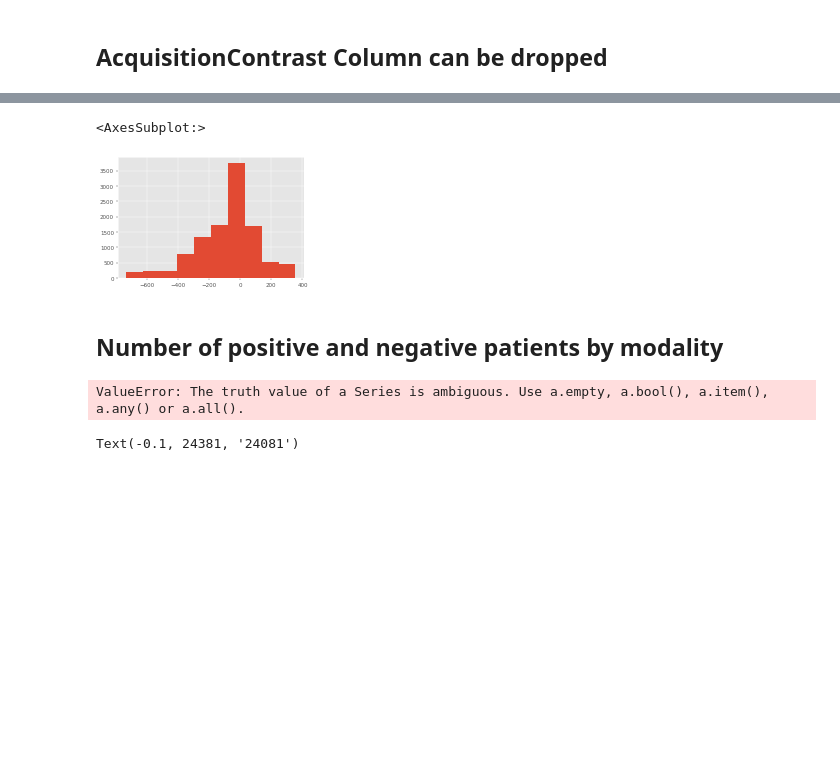
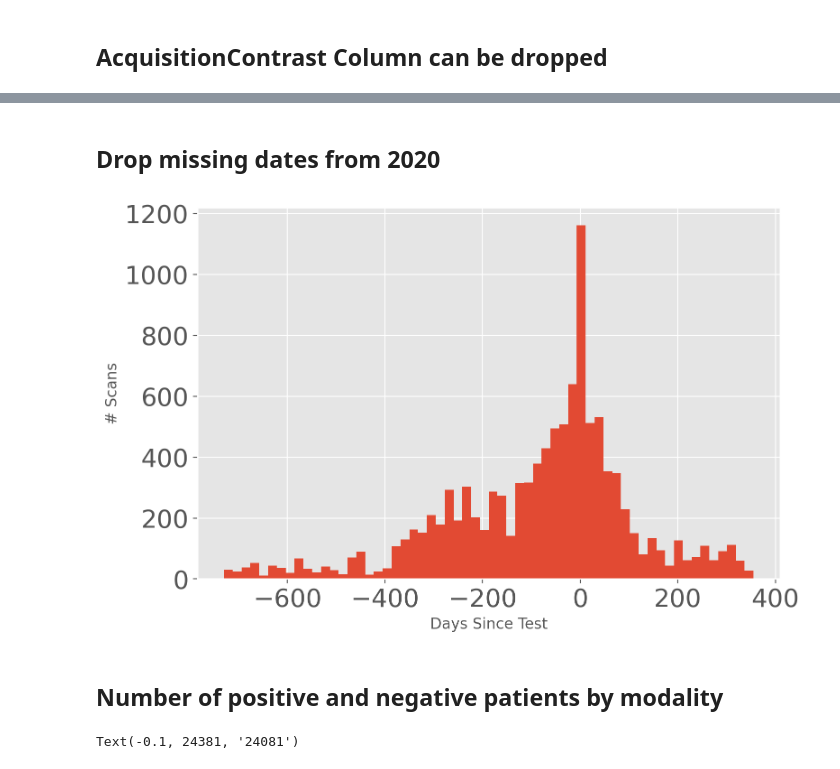
Before and after one commit to Kiril94/Thesis, a Jupyter notebook: cobra/ds_notebooks/general_stats_clean.ipynb, the cells around one changed output, grey strips where cells are left out. Drawn from its saved outputs; the diff is of its cells as text; code cells hidden in the pictures; blank space fills up the shorter version.

```diff
--- a/cobra/ds_notebooks/general_stats_clean.ipynb
+++ b/cobra/ds_notebooks/general_stats_clean.ipynb
@@ -10,19 +10,24 @@ from utilities import basic, utils, mri_stats, stats
 from stats_tools import vis as svis
 import numpy as np
 import pickle
+from mpl_toolkits.axes_grid1.inset_locator import inset_axes
 from access_sif_data import load_data_tools as ld
 import seaborn as sns
-#import chart_studio.plotly as py
-#import plotly.express as px
-#from plotly.offline import download_plotlyjs, init_notebook_mode, plot, iplot
-#import cufflinks as cf
-#init_notebook_mode(connected=True)
-#cf.go_offline()
-
 import matplotlib.pyplot as plt
+import matplotlib as mpl
 from datetime import datetime as dt
+import datetime
 %matplotlib inline
-plt.rcParams["figure.dpi"] = 40
 plt.style.use('ggplot')
 import importlib
 importlib.reload(svis)
+import matplotlib.dates as mdates
+params = {'figure.dpi':350,
+        'legend.fontsize': 18,#
+        'figure.figsize': [8, 5],
+         'axes.labelsize': 20,
+         'axes.titlesize':20,
+         'xtick.labelsize':20,
+         'ytick.labelsize':20}
+mpl.rcParams.update(params)
+colors = plt.rcParams['axes.prop_cycle'].by_key()['color']
@@ -34,5 +37,5 @@ importlib.reload(svis)
 fig_dir = join(base_dir, 'figs')
 table_dir = join(base_dir, 'data/tables')
 # dfc = utils.load_scan_csv(join(table_dir, 'scan_tables','scan_after_sq_pred_dst.csv'))
-with open(join(table_dir, 'scan_tables','scan_after_sq_pred_dst.pkl'), 'rb') as f:
+with open(join(table_dir, 'scan_tables','scan_after_sq_pred_dst_nos_date.pkl'), 'rb') as f:
     dfc = pickle.load(f)
@@ -44,2 +41,0 @@ with open("C:\\Users\\kiril\\Thesis\\CoBra\\cobra\\t1_long\\nos.pkl", 'rb') as f
-# %%
-dfc.NumberOfSlices = dfc.NumberOfSlices.fillna(dfc.SeriesInstanceUID.map(nos_dic))
@@ -64,5 +42,5 @@ MFS_k = 'MagneticFieldStrength'
-# %%
-dfc.days_since_test.hist()
-# %% [output]
-<AxesSubplot:>
-[figure, removed]
+# %%
+dfc['positive_scan'] = 0
+dfc.loc[dfc.days_since_test>=-3, 'positive_scan'] = 1
+# %% [markdown]
+## Drop missing dates from 2020
@@ -69,11 +49,12 @@ dfc.days_since_test.hist()
+# %%
+fig,ax = plt.subplots()
+dfc.days_since_test.hist(ax=ax, bins=60)
+ax.set_xlabel('Days Since Test')
+ax.set_ylabel('# Scans')
+fig.tight_layout()
+fig.savefig(join(fig_dir, 'basic_stats','days_since_test.png'),dpi=350)
+# %% [output]
+[figure, added]
 # %% [markdown]
 ## Number of positive and negative patients by modality
-# %%
-df_pos = dfc[dfc.days_since_test>=-3]
-posp_count = {}
-negp_count = {}
-for mod in df_pos.Sequence.unique():
-    df_pos.Sequence
-# %% [output]
-ValueError: The truth value of a Series is ambiguous. Use a.empty, a.bool(), a.item(), a.any() or a.all().
 # %%
```
Also changed, not shown: parts of 20 cells of this notebook, 3 other files.
